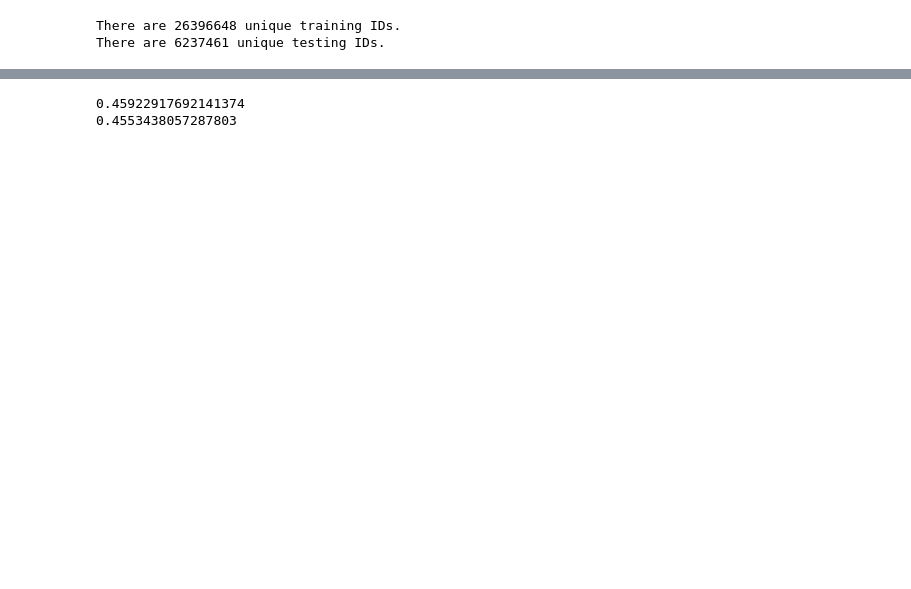
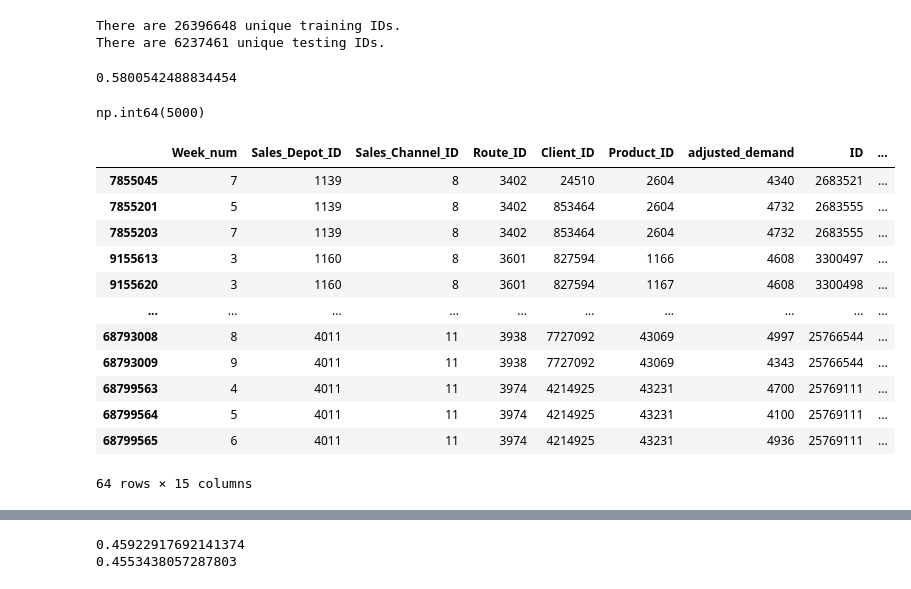
Before and after one commit to ElliotBlackstone/EWinter25_Product_Inventory, a Jupyter notebook: xgboost_EB.ipynb, the cells around one changed output, grey strips where cells are left out. Drawn from its saved outputs; the diff is of its cells as text; code cells hidden in the pictures; blank space fills up the shorter version.

```diff
--- a/xgboost_EB.ipynb
+++ b/xgboost_EB.ipynb
@@ -117,3 +117,75 @@ print("There are", len(test['ID'].unique()), "unique testing IDs.")
 # %% [output]
 There are 26396648 unique training IDs.
 There are 6237461 unique testing IDs.
+# %%
+wk8IDs = train[train['Week_num'] == 8]['ID'].unique().tolist()
+wk9IDs = train[train['Week_num'] == 9]['ID'].unique().tolist()
+wk8and9IDs = list(set(wk8IDs) & set(wk9IDs))
+
+iw9 = train[['ID', 'ccid', 'ccid_mean', 'ccid_median', 'cpid', 'cpid_mean', 'cpid_median', 'cpid_median_pct']].drop_duplicates(subset='ID', keep='first').reset_index(drop=True).copy(deep=True)
+
+
+
+# are the cpid, ccids in the training data?
+iw9.loc[:, 'cpid_in_train'] = iw9['cpid'].isin(train[train['Week_num'] <= 8]['cpid'].unique().tolist())
+iw9.loc[:, 'ccid_in_train'] = iw9['ccid'].isin(train[train['Week_num'] <= 8]['ccid'].unique().tolist())
+
+# initialize adjusted demand column
+iw9['adjusted_demand'] = np.zeros(len(iw9))
+
+# for ccid and cpid not in training data, set adjusted demand to 5
+iw9.loc[(iw9['cpid_in_train'] == False) & (iw9['ccid_in_train'] == False), 'adjusted_demand'] = np.log1p(5)
+
+# for cpid in training data and ccid not in training data, use cpid median
+iw9.loc[(iw9['ccid_in_train'] == False) & (iw9['cpid_in_train'] == True), 'adjusted_demand'] = iw9[(iw9['ccid_in_train'] == False) & (iw9['cpid_in_train'] == True)]['cpid_median']
+
+# for ccid in training data and cpid not in training data, use ccid median
+iw9.loc[(iw9['ccid_in_train'] == True) & (iw9['cpid_in_train'] == False), 'adjusted_demand'] = iw9[(iw9['ccid_in_train'] == True) & (iw9['cpid_in_train'] == False)]['ccid_median']
+
+# for ccid, cpid in training data, use (0.5 + (cpid median pct)) * (0.65 * (ccid median) + (1-0.65) * (ccid mean))
+iw9.loc[(iw9['ccid_in_train'] == True) & (iw9['cpid_in_train'] == True), 'adjusted_demand'] = (0.5 + iw9[(iw9['ccid_in_train'] == True) & (iw9['cpid_in_train'] == True)]['cpid_median_pct'])*(0.65*iw9[(iw9['ccid_in_train'] == True) & (iw9['cpid_in_train'] == True)]['ccid_median'] + (1-0.65)*iw9[(iw9['ccid_in_train'] == True) & (iw9['cpid_in_train'] == True)]['ccid_mean'])
+
+
+
+# override with linear regression predicted adjusted demand for the IDs that have week 9 data
+
+
+# only use data points (adjusted demand) if they appear in consecutive weeks, i.e. week 3 and week 4 or week 6 and week 7.
+conseq_col = train['Week_num'].diff().dropna().astype(int)
+conseq_col.loc[0] = 0
+conseq_col = conseq_col.sort_index()
+
+train['conseq_pts'] = conseq_col
+
+train['adj_dem_lag1'] = train['adjusted_demand'].shift(1)
+
+lr = LinearRegression()
+
+lr.fit(X=train[(train['conseq_pts'] == 1) & (train['Week_num'] <= 8)][['adj_dem_lag1']].values, y=train[(train['conseq_pts'] == 1) & (train['Week_num'] <= 8)][['adjusted_demand']].values)
+
+# get week 9 prediction
+iw9.loc[iw9['ID'].isin(wk8and9IDs), 'adjusted_demand'] = lr.predict(train[(train['Week_num'] == 8) & (train['ID'].isin(train[train['Week_num'] == 9]['ID'].unique().tolist()))][['adjusted_demand']].values)
+
+rmsle(train[train['Week_num'] == 9]['adjusted_demand'], iw9.loc[iw9['ID'].isin(wk9IDs), 'adjusted_demand'])
+# %% [output]
+0.5800542488834454
+# %%
+train['adjusted_demand'].max()
+# %% [output]
+np.int64(5000)
+# %%
+train[train['adjusted_demand'] >= 4000]
+# %% [output]
+|  | Week_num | Sales_Depot_ID | Sales_Channel_ID | Route_ID | Client_ID | Product_ID | adjusted_demand | ID | ... |
+| 7855045 | 7 | 1139 | 8 | 3402 | 24510 | 2604 | 4340 | 2683521 | ... |
+| 7855201 | 5 | 1139 | 8 | 3402 | 853464 | 2604 | 4732 | 2683555 | ... |
+| 7855203 | 7 | 1139 | 8 | 3402 | 853464 | 2604 | 4732 | 2683555 | ... |
+| 9155613 | 3 | 1160 | 8 | 3601 | 827594 | 1166 | 4608 | 3300497 | ... |
+| 9155620 | 3 | 1160 | 8 | 3601 | 827594 | 1167 | 4608 | 3300498 | ... |
+| ... | ... | ... | ... | ... | ... | ... | ... | ... | ... |
+| 68793008 | 8 | 4011 | 11 | 3938 | 7727092 | 43069 | 4997 | 25766544 | ... |
+| 68793009 | 9 | 4011 | 11 | 3938 | 7727092 | 43069 | 4343 | 25766544 | ... |
+| 68799563 | 4 | 4011 | 11 | 3974 | 4214925 | 43231 | 4700 | 25769111 | ... |
+| 68799564 | 5 | 4011 | 11 | 3974 | 4214925 | 43231 | 4100 | 25769111 | ... |
+| 68799565 | 6 | 4011 | 11 | 3974 | 4214925 | 43231 | 4936 | 25769111 | ... |
+64 rows × 15 columns
```
Also changed, not shown: parts of 28 cells of this notebook, 1 other file.
